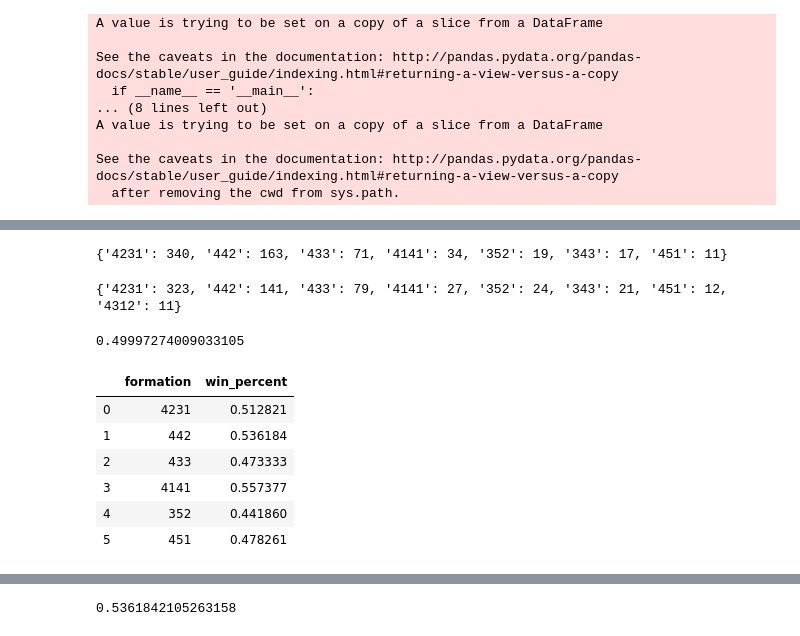
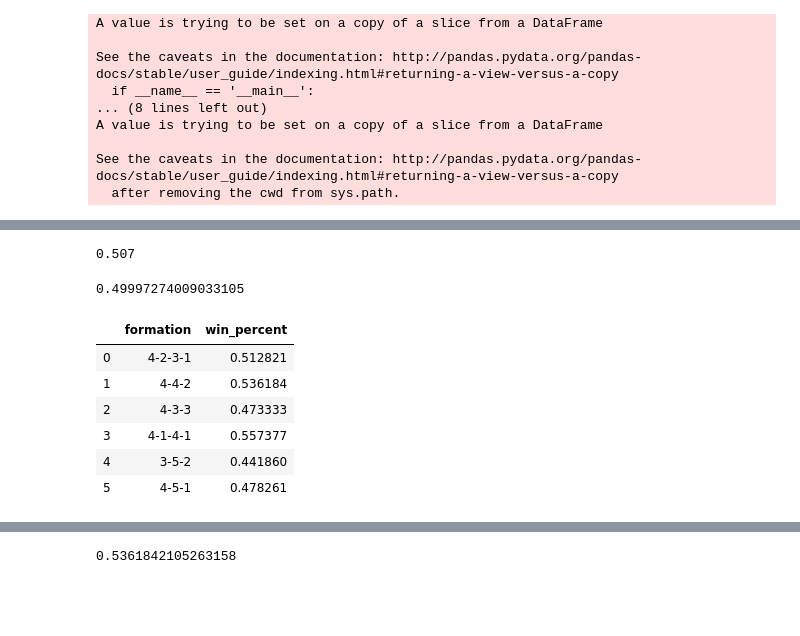
Before and after one commit to gideonk063/module_3_project, a Jupyter notebook: New_forms.ipynb, the cells around one changed output, grey strips where cells are left out. Drawn from its saved outputs; the diff is of its cells as text; code cells hidden in the pictures; blank space fills up the shorter version.

```diff
--- a/New_forms.ipynb
+++ b/New_forms.ipynb
@@ -435,29 +435,27 @@ df_no_draw.head(2)
 # %%
 lose_dict = {'4231':323,'442':141,'433':79,'4141':27,'352':24,'343':21,'451':12,'4312':11}
 win_dict = {'4231':340,'442':163,'433':71,'4141':34,'352':19,'343':17,'451':11}
-# %%
-print(win_dict)
-# %% [output]
-{'4231': 340, '442': 163, '433': 71, '4141': 34, '352': 19, '343': 17, '451': 11}
-# %%
-print(lose_dict)
-# %% [output]
-{'4231': 323, '442': 141, '433': 79, '4141': 27, '352': 24, '343': 21, '451': 12, '4312': 11}
+# %%
+np.sum(list(win_dict.values()))
+np.sum(list(lose_dict.values()))
+round(655/(638+655),3)
+# %% [output]
+0.507
 # %%
-form_win_dict={'4231':340/663,'442':163/304,'433':71/150,'4141':34/61,'352':19/43,'451':11/23}
+form_win_dict={'4-2-3-1':340/663,'4-4-2':163/304,'4-3-3':71/150,'4-1-4-1':34/61,'3-5-2':19/43,'4-5-1':11/23}
 formation_win_list = list(form_win_dict.keys())
 percent_win_list = list(form_win_dict.values())
 df_form_win=pd.DataFrame()
 df_form_win['formation']=formation_win_list
 df_form_win['win_percent']=percent_win_list
 print(df_form_win['win_percent'].mean())
 df_form_win
 # %% [output]
 0.49997274009033105
 |  | formation | win_percent |
-| 0 | 4231 | 0.512821 |
-| 1 | 442 | 0.536184 |
-| 2 | 433 | 0.473333 |
-| 3 | 4141 | 0.557377 |
-| 4 | 352 | 0.441860 |
-| 5 | 451 | 0.478261 |
+| 0 | 4-2-3-1 | 0.512821 |
+| 1 | 4-4-2 | 0.536184 |
+| 2 | 4-3-3 | 0.473333 |
+| 3 | 4-1-4-1 | 0.557377 |
+| 4 | 3-5-2 | 0.441860 |
+| 5 | 4-5-1 | 0.478261 |
```
Also changed, not shown: parts of 18 cells of this notebook, 1 other file.
